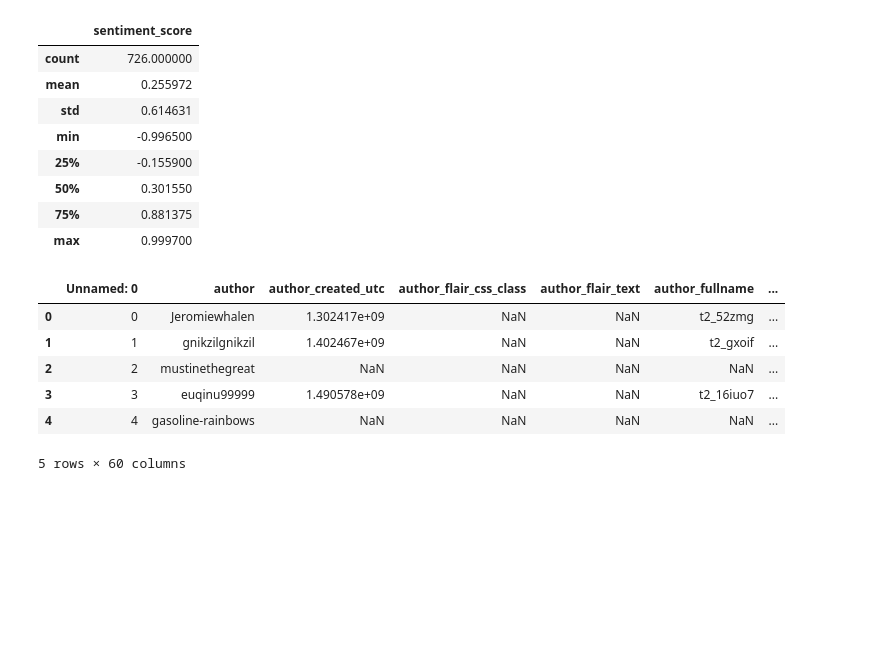
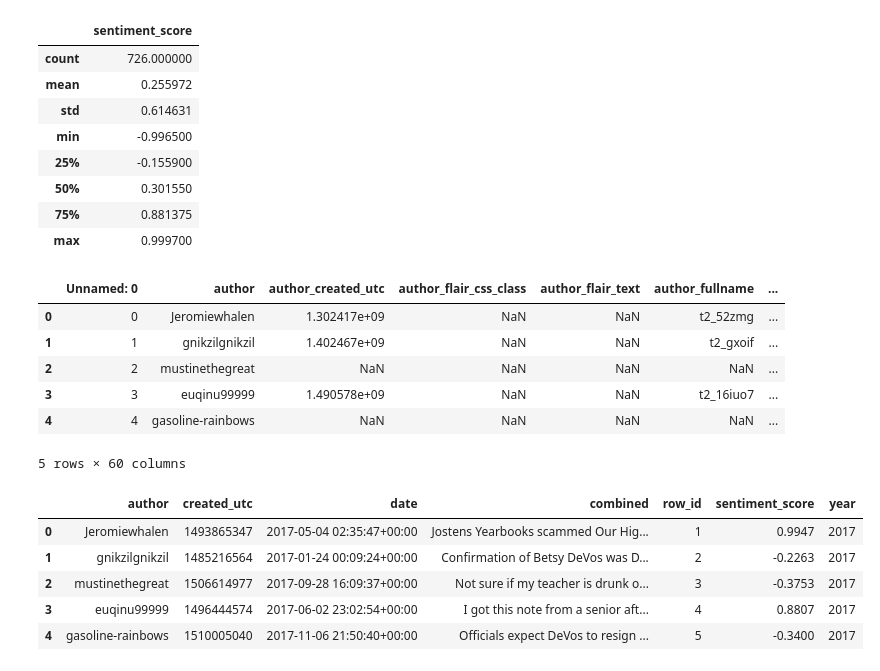
Before and after one commit to kmgarrett1/Capstone_Project_NSS, a Jupyter notebook: notebooks/top_2017.ipynb, the cells around one changed output. Saved outputs shown, nothing was run; the diff lists cells and outputs as text; code cells hidden in the pictures; blank space fills up the shorter version.

```diff
--- a/notebooks/top_2017.ipynb
+++ b/notebooks/top_2017.ipynb
@@ -148,5 +148,16 @@ top_2017_final.head()
 | 3 | 3 | euqinu99999 | 1.490578e+09 | NaN | NaN | t2_16iuo7 | ... |
 | 4 | 4 | gasoline-rainbows | NaN | NaN | NaN | NaN | ... |
 5 rows × 60 columns
+# %%
+top_2017_final = top_2017_final[['author', 'created_utc', 'date', 'combined', 'row_id', 'sentiment_score', 'year']]
+# %%
+top_2017_final.head()
+# %% [output]
+|  | author | created_utc | date | combined | row_id | sentiment_score | year |
+| 0 | Jeromiewhalen | 1493865347 | 2017-05-04 02:35:47+00:00 | Jostens Yearbooks scammed Our Hig... | 1 | 0.9947 | 2017 |
+| 1 | gnikzilgnikzil | 1485216564 | 2017-01-24 00:09:24+00:00 | Confirmation of Betsy DeVos was D... | 2 | -0.2263 | 2017 |
+| 2 | mustinethegreat | 1506614977 | 2017-09-28 16:09:37+00:00 | Not sure if my teacher is drunk o... | 3 | -0.3753 | 2017 |
+| 3 | euqinu99999 | 1496444574 | 2017-06-02 23:02:54+00:00 | I got this note from a senior aft... | 4 | 0.8807 | 2017 |
+| 4 | gasoline-rainbows | 1510005040 | 2017-11-06 21:50:40+00:00 | Officials expect DeVos to resign ... | 5 | -0.3400 | 2017 |
 # %%
 top_2017_final.to_csv('top_2017_final.csv')
```
Also changed, not shown: 4 other files.
